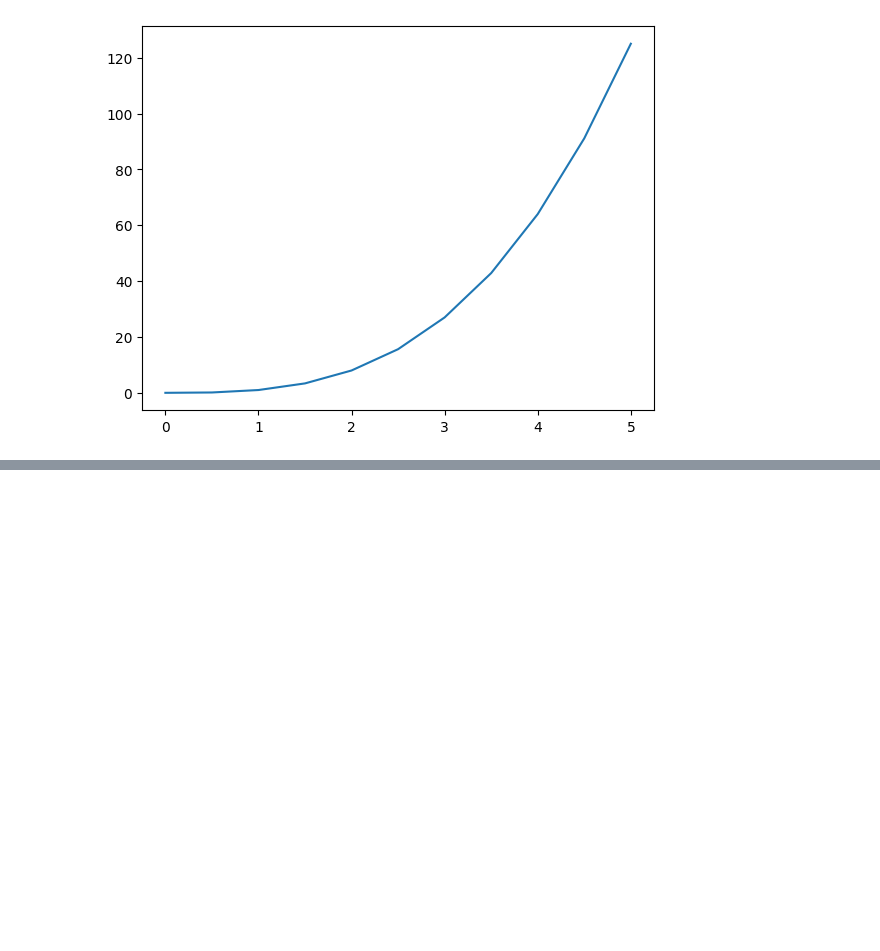
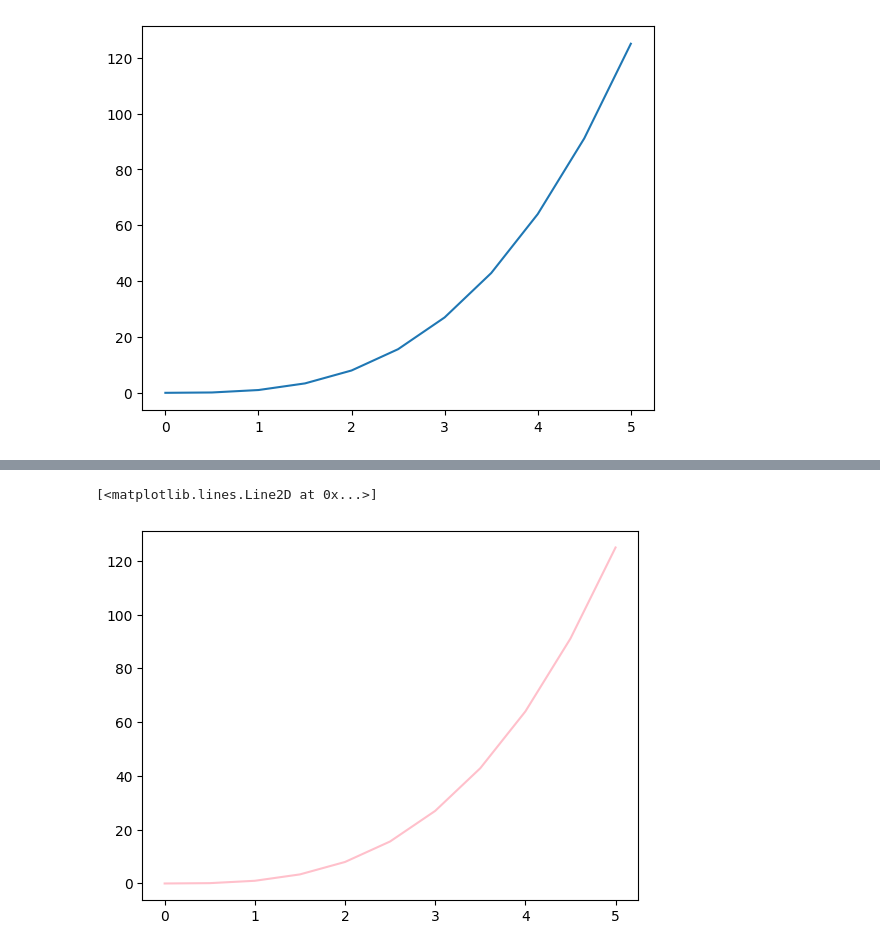
Before and after one commit to Itx-Psycho0/MY-Skills, a Jupyter notebook: SCRIPTING_LANGUAGES/Python/day15.ipynb, the cells around one changed output, grey strips where cells are left out. Drawn from its saved outputs; the diff is of its cells as text; code cells hidden in the pictures; blank space fills up the shorter version.

```diff
--- a/SCRIPTING_LANGUAGES/Python/day15.ipynb
+++ b/SCRIPTING_LANGUAGES/Python/day15.ipynb
@@ -111,0 +125,6 @@ img = mpimg.imread("images.jpeg")
+# %%
+#Designing
+plt.plot(x,y,color = "pink")
+# %% [output]
+[<matplotlib.lines.Line2D at 0x...>]
+[figure, added]
```
Also changed, not shown: parts of 3 cells of this notebook.
